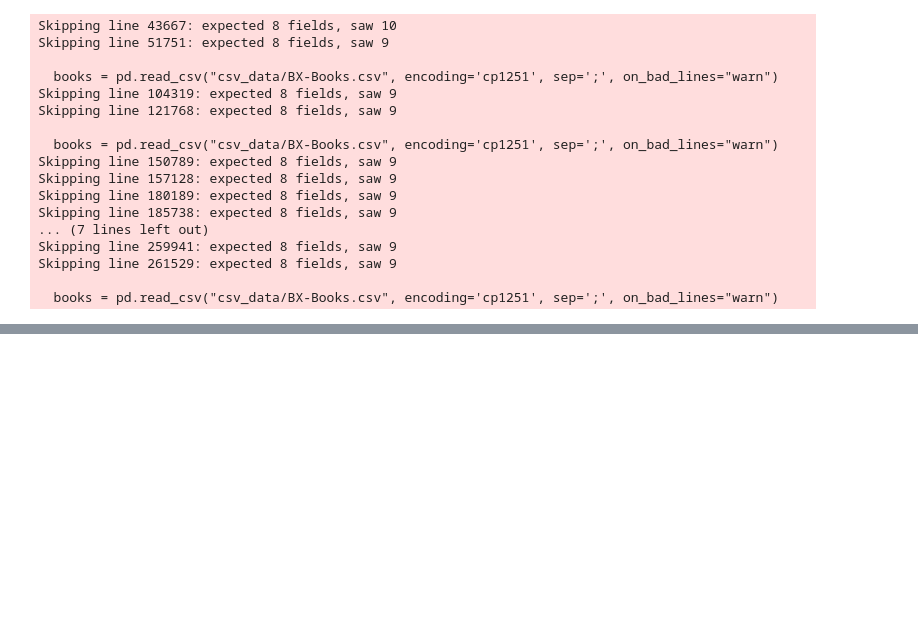
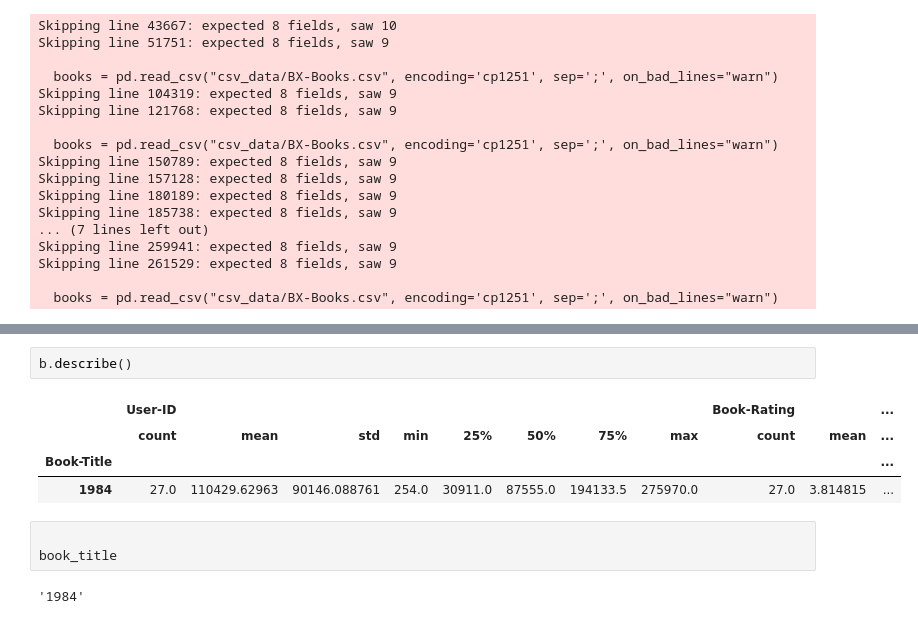
Before and after one commit to zlochina/book-recommendation-app, a Jupyter notebook: src/book_recommendation_prod/data_inspection.ipynb, the cells around one changed output, grey strips where cells are left out. Cells and saved outputs as stored; diff of their text form; blank space fills up the shorter version.

```diff
--- a/src/book_recommendation_prod/data_inspection.ipynb
+++ b/src/book_recommendation_prod/data_inspection.ipynb
@@ -61,0 +298,12 @@ memory usage: 16.6+ MB
+# %%
+b.describe()
+# %% [output]
+|  | User-ID |  |  |  |  |  |  |  | Book-Rating |  | ... |
+|  | count | mean | std | min | 25% | 50% | 75% | max | count | mean | ... |
+| Book-Title |  |  |  |  |  |  |  |  |  |  | ... |
+| 1984 | 27.0 | 110429.62963 | 90146.088761 | 254.0 | 30911.0 | 87555.0 | 194133.5 | 275970.0 | 27.0 | 3.814815 | ... |
+# %%
+
+book_title
+# %% [output]
+'1984'
```
Also changed, not shown: parts of 23 cells of this notebook.
